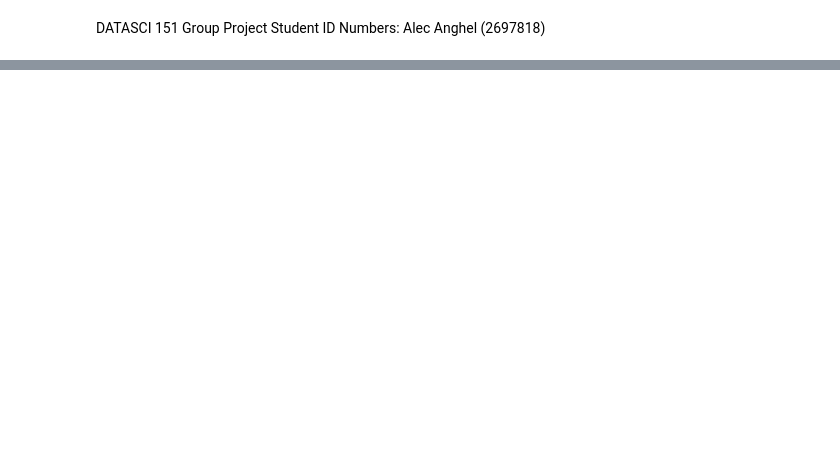
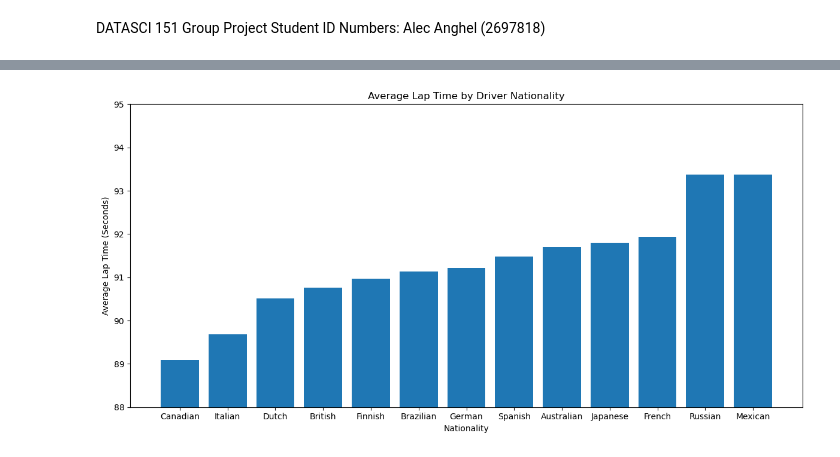
Before and after one commit to ElsaMathew-Lewis/F1_Statistical-Analysis_GroupProject, a Jupyter notebook: alec_notebook.ipynb, the cells around one changed output, grey strips where cells are left out. Drawn from its saved outputs; the diff is of its cells as text; code cells hidden in the pictures; blank space fills up the shorter version.

Commit message:
alec_analysis

```diff
--- a/alec_notebook.ipynb
+++ b/alec_notebook.ipynb
@@ -22,0 +11,7 @@ display(circutsdf)
+# %%
+# loading the datasets
+drivers = pd.read_csv("f1_data\drivers.csv")
+lap_times = pd.read_csv("f1_data\lap_times.csv")
+
+display(drivers)
+display(lap_times)
@@ -22,0 +76,5 @@ display(circutsdf)
+# %%
+# Ok now lets clean the lap_times data set
+# It already looks pretty clean, only thing I want to do is convert miliseconds into seconds
+lap_times['seconds'] = lap_times['milliseconds'] / 1000
+display(lap_times)
@@ -22,0 +95,6 @@ display(circutsdf)
+# %%
+# Now lets merge the data on the driverID column
+# I'm going to use an inner join so that we only keep the rows where we have both the driver's details and a valid lap time
+f1_data = pd.merge(lap_times, drivers, on='driverId', how='inner')
+
+display(f1_data)
@@ -22,0 +117,13 @@ display(circutsdf)
+# %%
+# Now lets do some analysis. I'd like to investiage the relationship between the nationality of a driver and how well on average they do in races
+# First we should filter out some abnormally slow laps. Maybe caused by racing cars or other factors
+clean_laps = f1_data[f1_data['seconds'] < 120]
+
+# Now we group by nationality to get the mean lap time and the total count of laps
+nation_table = clean_laps.groupby('nationality')['seconds'].agg(['mean', 'count'])
+
+# Finally to keep it more fair, we should only consider countries that have more than 10000 recorded laps
+nation_table = nation_table[nation_table['count'] > 10000]
+
+nation_table = nation_table.sort_values(by='mean')
+display(nation_table)
@@ -22,0 +146,14 @@ display(circutsdf)
+# %%
+# Lets Visualize the data
+# The x-axis is our index (the nationalities), the y-axis is the 'mean' column
+plt.figure(figsize=(12, 6))
+plt.bar(nation_table.index, nation_table['mean'])
+plt.title('Average Lap Time by Driver Nationality')
+plt.xlabel('Nationality')
+plt.ylabel('Average Lap Time (Seconds)')
+plt.ylim(88, 95)
+plt.tight_layout()
+
+plt.show()
+# %% [output]
+[figure, added]
```
Also changed, not shown: parts of 13 cells of this notebook.
